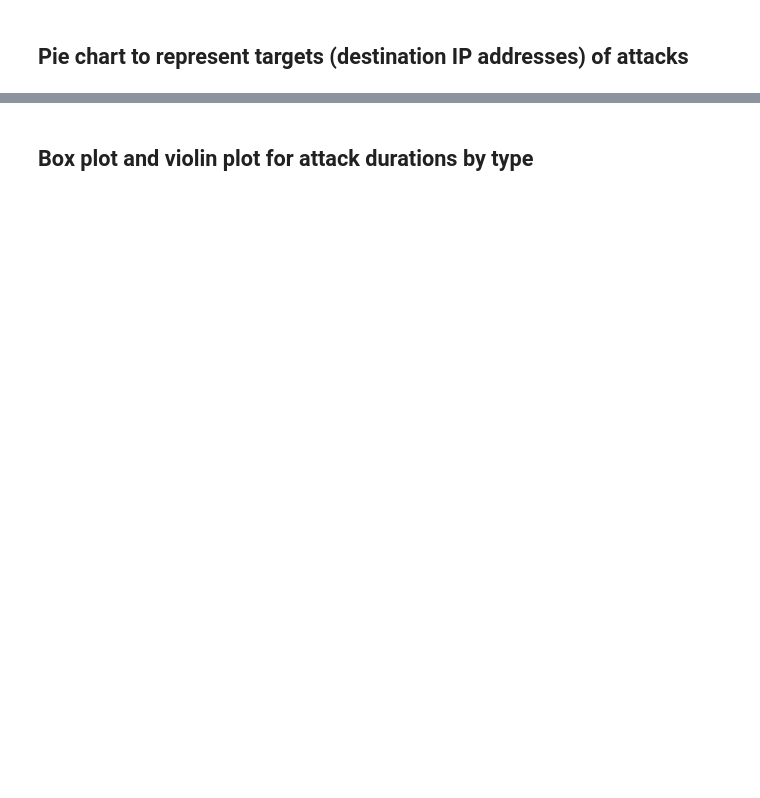
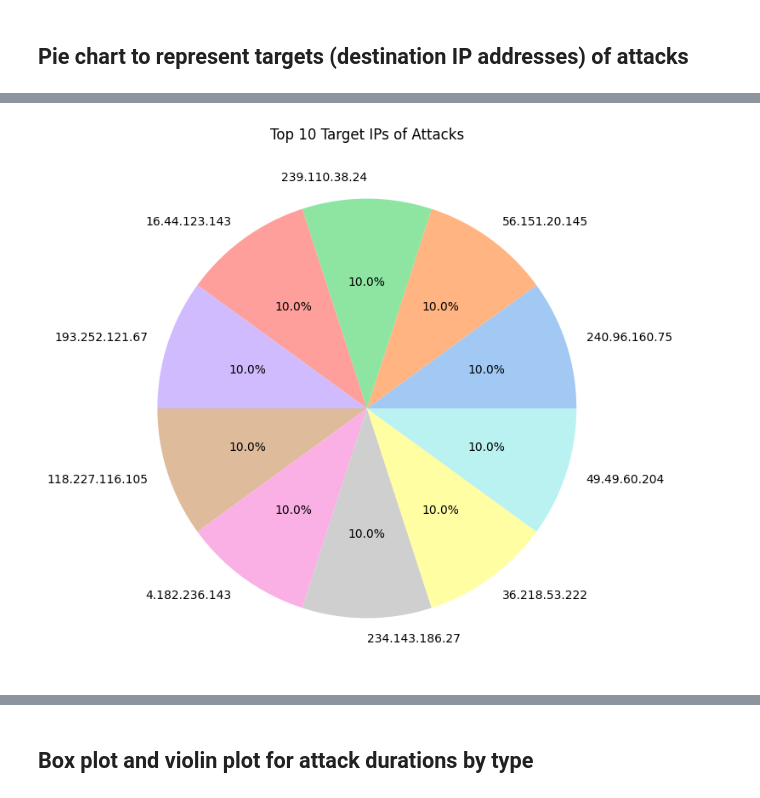
Before and after one commit to mohamed-stifi/Data-Engineering, a Jupyter notebook: tp1.ipynb, the cells around one changed output, grey strips where cells are left out. Cells and saved outputs as stored; diff of their text form; code cells hidden in the pictures; blank space fills up the shorter version.

```diff
--- a/tp1.ipynb
+++ b/tp1.ipynb
@@ -126,0 +144,4 @@ tp1_utils.pie_chart_targetsIP_of_attacks(df)
+# %%
+tp1_utils.pie_chart_targetsIP_of_attacks(df, 10)
+# %% [output]
+[figure, added]
```
Also changed, not shown: parts of 12 cells of this notebook.
